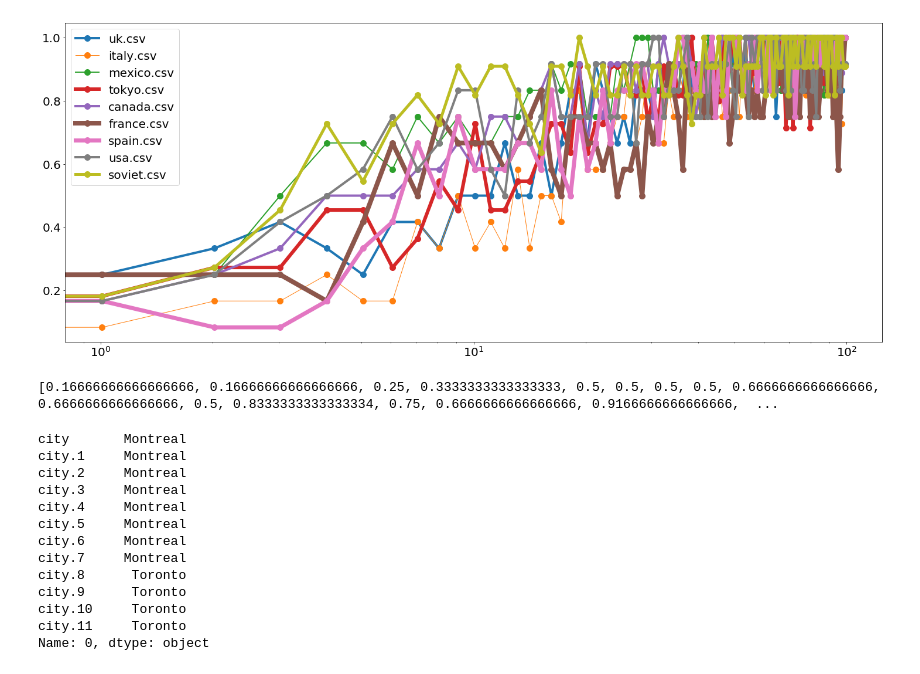
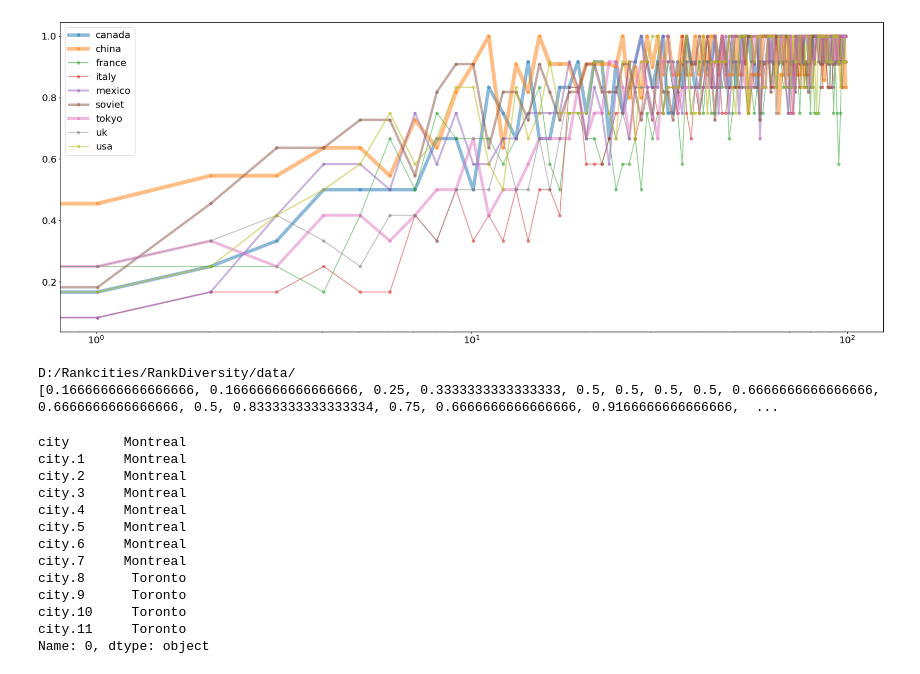
Before and after one commit to rmurcioUCL/RankDiversity, a Jupyter notebook: code/rankcities.ipynb, the cells around one changed output. Drawn from its saved outputs; the diff is of its cells as text; code cells hidden in the pictures.

```diff
--- a/code/rankcities.ipynb
+++ b/code/rankcities.ipynb
@@ -10,49 +10,53 @@ import os
 import matplotlib.pyplot as plt
 from random import randrange
 
-mpath='/Users/casa/RankDiversity/data/'
+mpath='D:/Rankcities/RankDiversity/data/'
 #df.iloc[0:10].sort_values(by=['2002'],ascending=False).head(15)
 # %%
+import matplotlib.ticker as ticker
 t = np.linspace(0,99, 99)
 plt.rcParams['figure.figsize']=(25,10)
 plt.rcParams['font.size'] =  20
 fg = plt.figure(1); fg.clf()
 ax = fg.add_subplot(1, 1, 1)
-mpath='/Users/casa/Desktop/rankCities/data/'
 for root, dirs, files in os.walk(mpath):
     for filename in files:
         if not filename.startswith('.'):
             #print(filename)
             df = pd.read_csv(mpath + filename)
             df_obj = df.select_dtypes(['object'])
             df[df_obj.columns] = df_obj.apply(lambda x: x.str.strip())
             r = []
             for i in range(0,99):
                 s=sum(df.iloc[i][::2].value_counts())
                 r.append(float(len(df.iloc[i][::2].value_counts()))/float(s))
             #m,s = curve_fit(logistic.cdf, range(0,99), r, p0=[0,1])[0]
            # print(m,s)
             '''paramnorm  = curve_fit(norm.cdf, range(0,99), r, p0=[0,1])[0]
             ntest = scp.kstest(r, norm.cdf, args=paramnorm)[0]
             paramexpon  = curve_fit(expon.cdf, range(0,99), r, p0=[0,1])[0]
             etest = scp.kstest(r, expon.cdf, args=paramexpon)[0]
             if (ntest>etest):
                 print('normal')
             else:
                 print('exp')'''
 
             #ax.plot(expon.cdf(t, mu1, sigma1))
-            lw=randrange(10)
+            lw=randrange(1,10)
 
-            ax.plot(t,r,marker='o', markersize=10,linewidth=lw,label=filename)
+            #ax.plot(t,r,marker='o', markersize=10,linewidth=lw,label=filename[:-4])
+            ax.plot(t,r,marker='o', clip_on=True, linewidth=lw, alpha=0.5,label=filename[:-4])
             ax.legend(loc='upper left')
             ax.set_xscale('log')
+plt.tight_layout()
+plt.savefig(mpath+'all_ranks.png', dpi=150)
 # %% [output]
-[figure, old version]
+[figure, new version]
 # %%
 #t = np.linspace(0,99, 99)
 #fg = plt.figure(1); fg.clf()
 #ax = fg.add_subplot(1, 1, 1)
+print(mpath)
 df = pd.read_csv(mpath + 'canada.csv')
 r = []
 a= []
@@ -67,6 +71,7 @@ for i in range(0,100):
 print(r)
 #print(a)
 # %% [output]
+D:/Rankcities/RankDiversity/data/
 [0.16666666666666666, 0.16666666666666666, 0.25, 0.3333333333333333, 0.5, 0.5, 0.5, 0.5, 0.6666666666666666, 0.6666666666666666, 0.5, 0.8333333333333334, 0.75, 0.6666666666666666, 0.9166666666666666,  ...
 # %%
 print(df.iloc[0][::2].str.strip().value_counts())
```
Also changed, not shown: parts of 4 cells of this notebook, 3 other files.
